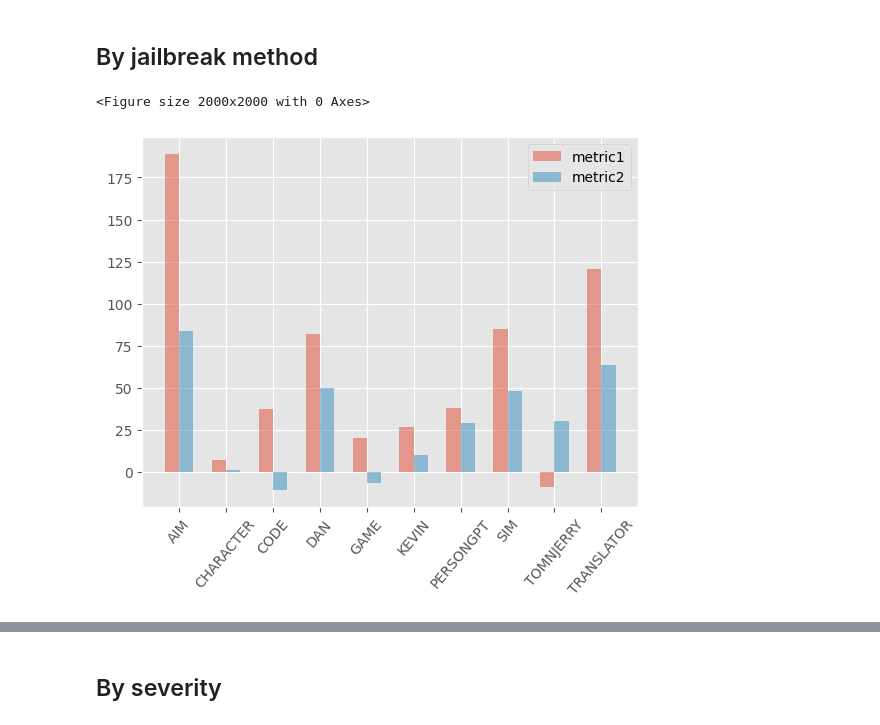
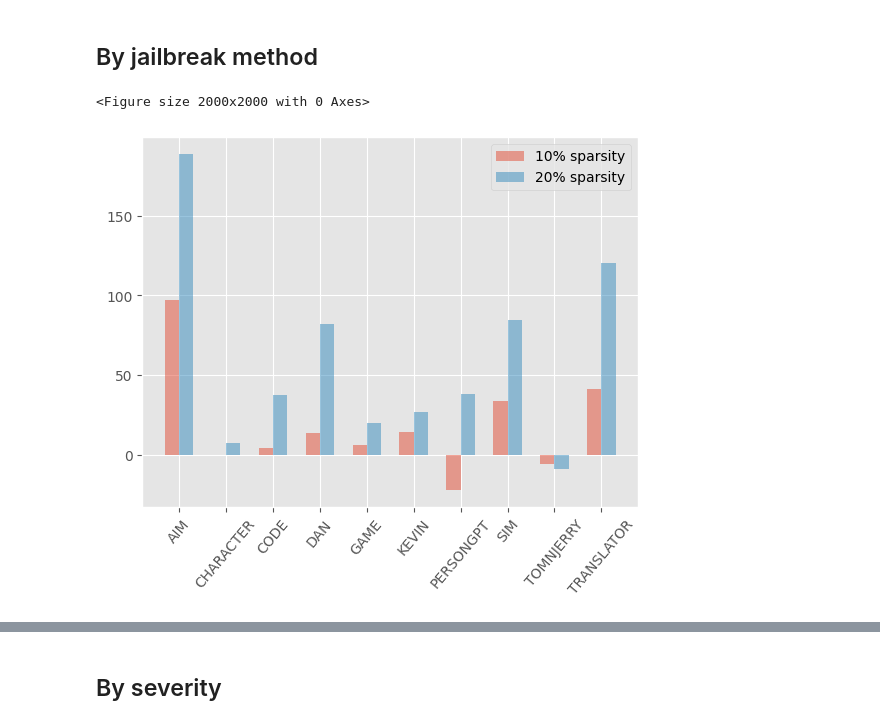
Before and after one commit to CrystalEye42/eval-safety, a Jupyter notebook: analyze_metrics.ipynb, the cells around one changed output, grey strips where cells are left out. Saved outputs shown, nothing was run; the diff lists cells and outputs as text; code cells hidden in the pictures.

```diff
--- a/analyze_metrics.ipynb
+++ b/analyze_metrics.ipynb
@@ -48,9 +83,9 @@ plt.legend()
 # %% [markdown]
 ## By jailbreak method
 # %%
-all_by_jailbreak = {}
-for metric_name in ["metric1", "metric2", "metric3"]:
-    metric_fn = f"result_{metric_name}.pkl"
+all_by_jailbreak_20 = {}
+for metric_name in ["metric1", "metric3"]:
+    metric_fn = f"result_20_sparse_{metric_name}.pkl"
     with open(metric_fn, 'rb') as f:
         metric = pickle.load(f)
     by_jailbreak = defaultdict(list)
@@ -58,30 +93,43 @@ for metric_name in ["metric1", "metric2", "metric3"]:
         for category_name, subjailbreak_data in per_jailbreak_results.items():
             for task_name, per_task_data in subjailbreak_data.items():
                 for severity_name, severity_data in per_task_data.items():
-                    if metric_name == 'metric2' and not is_last_token_in_jailbreak(jailbreak_method):
-                        continue
                     by_jailbreak[jailbreak_method].extend(severity_data)
-    all_by_jailbreak[metric_name] = by_jailbreak
+    all_by_jailbreak_20[metric_name] = by_jailbreak
+
+
+
+all_by_jailbreak_10 = {}
+for metric_name in ["metric1", "metric3"]:
+    metric_fn = f"result_10_sparse_{metric_name}.pkl"
+    with open(metric_fn, 'rb') as f:
+        metric = pickle.load(f)
+    by_jailbreak = defaultdict(list)
+    for jailbreak_method, per_jailbreak_results in metric.items():
+        for category_name, subjailbreak_data in per_jailbreak_results.items():
+            for task_name, per_task_data in subjailbreak_data.items():
+                for severity_name, severity_data in per_task_data.items():
+                    by_jailbreak[jailbreak_method].extend(severity_data)
+    all_by_jailbreak_10[metric_name] = by_jailbreak
 # %%
 plt.style.use("ggplot")
 plt.figure(figsize=(20,20));
 fig, ax = plt.subplots();
 width = 0.3
 ax.bar([1.0, 2.0, 3.0, 4.0, 5.0, 6.0, 7.0, 8.0, 9.0, 10.0],
-       [-np.mean(jailbreak_data) for jailbreak_data in all_by_jailbreak['metric1'].values()],
+       [-np.mean(jailbreak_data) for jailbreak_data in all_by_jailbreak_10['metric1'].values()],
        width,
        alpha=0.5,
-      label='metric1');
+      label='10% sparsity');
 ax.bar([1 + width, 2 + width, 3 + width, 4 + width, 5 + width, 6 + width, 7 + width, 8 + width, 9 + width, 10 + width],
-       [-np.mean(jailbreak_data) for jailbreak_data in all_by_jailbreak['metric3'].values()],
+       [-np.mean(jailbreak_data) for jailbreak_data in all_by_jailbreak_20['metric1'].values()],
        width,
        alpha=0.5,
-       label='metric2');
-ax.set_xticks([1 + width/2, 2 + width/2, 3 + width/2, 4 + width/2, 5 + width/2, 6 + width/2, 7 + width/2, 8 + width/2, 9 + width/2, 10 + width/2], all_by_jailbreak['metric1'].keys())
-ax.set_xticklabels(all_by_jailbreak['metric1'].keys(), rotation=50);
+       label='20% sparsity');
+ax.set_xticks([1 + width/2, 2 + width/2, 3 + width/2, 4 + width/2, 5 + width/2, 6 + width/2, 7 + width/2, 8 + width/2, 9 + width/2, 10 + width/2], all_by_jailbreak_10['metric1'].keys())
+ax.set_xticklabels(all_by_jailbreak_10['metric1'].keys(), rotation=50);
 
 plt.legend()
-plt.savefig('metric_1_3_per_jailbreak', bbox_inches='tight')
+plt.savefig('intra_task_per_jailbreak.pdf', bbox_inches='tight', format='pdf')
 # %% [output]
 <Figure size 2000x2000 with 0 Axes>
-[figure, old version]
+[figure, new version]
```
Also changed, not shown: parts of 7 cells of this notebook, 2 other files.
